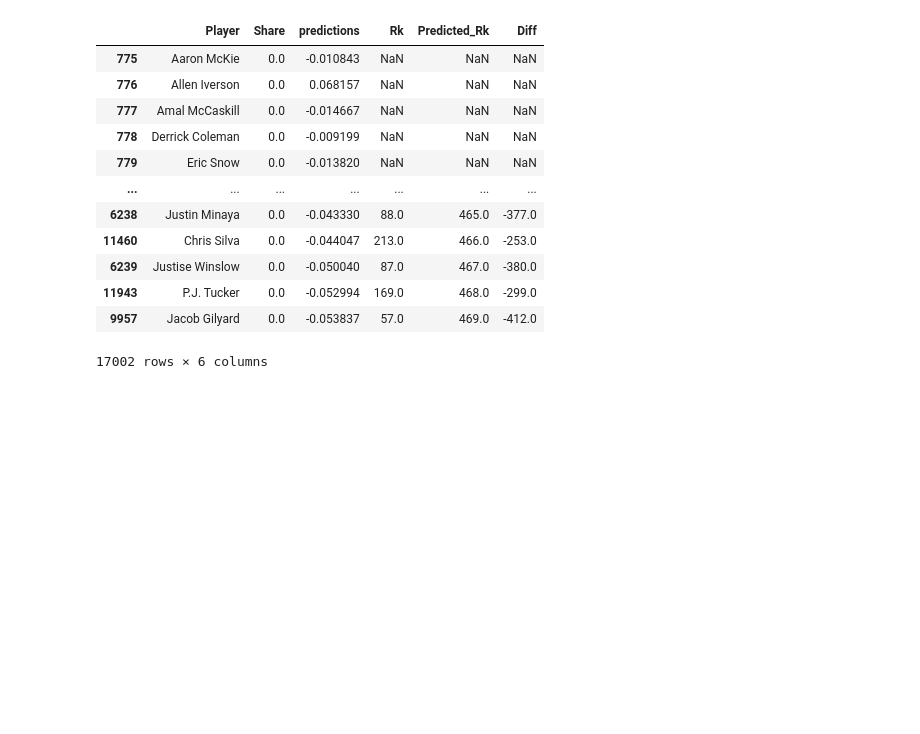
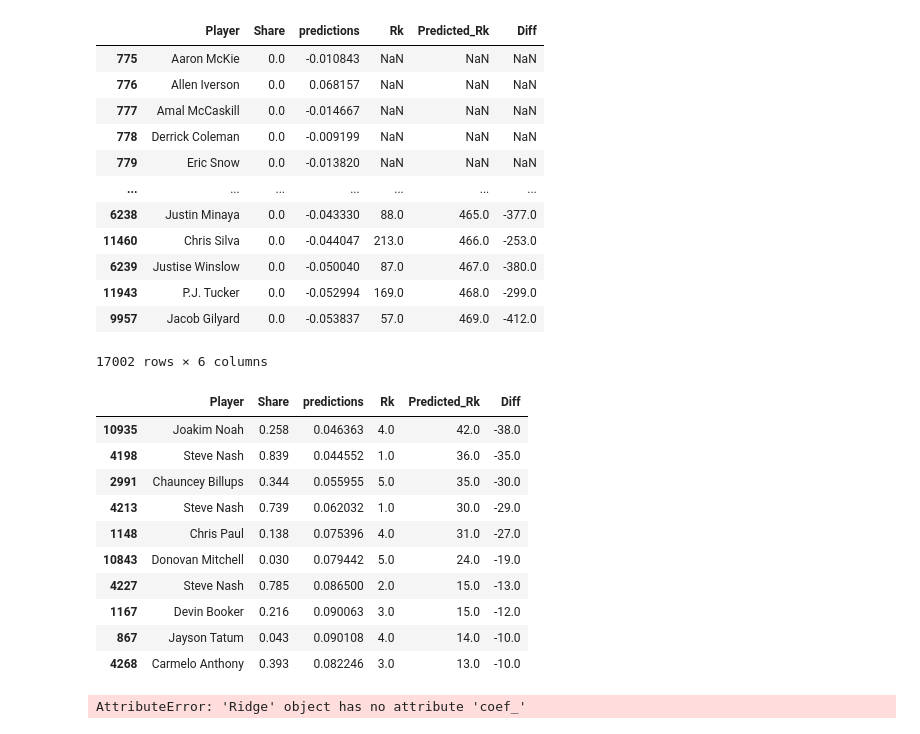
Before and after one commit to NtshuxieGitHub/nba_mvp_prediction_model, a Jupyter notebook: src/machine_learning/model_performance_diagnosis.ipynb, the cells around one changed output. Saved outputs shown, nothing was run; the diff lists cells and outputs as text; code cells hidden in the pictures; blank space fills up the shorter version.

```diff
--- a/src/machine_learning/testing.ipynb
+++ b/src/machine_learning/model_performance_diagnosis.ipynb
@@ -47,3 +54,28 @@ predictions
 | 11943 | P.J. Tucker | 0.0 | -0.052994 | 169.0 | 468.0 | -299.0 |
 | 9957 | Jacob Gilyard | 0.0 | -0.053837 | 57.0 | 469.0 | -412.0 |
 17002 rows × 6 columns
+# %%
+# Get the first 10 rows where Rk is less than or equal to 5
+predictions[predictions["Rk"] <= 5].sort_values("Diff").head(10)
+# %% [output]
+|  | Player | Share | predictions | Rk | Predicted_Rk | Diff |
+| 10935 | Joakim Noah | 0.258 | 0.046363 | 4.0 | 42.0 | -38.0 |
+| 4198 | Steve Nash | 0.839 | 0.044552 | 1.0 | 36.0 | -35.0 |
+| 2991 | Chauncey Billups | 0.344 | 0.055955 | 5.0 | 35.0 | -30.0 |
+| 4213 | Steve Nash | 0.739 | 0.062032 | 1.0 | 30.0 | -29.0 |
+| 1148 | Chris Paul | 0.138 | 0.075396 | 4.0 | 31.0 | -27.0 |
+| 10843 | Donovan Mitchell | 0.030 | 0.079442 | 5.0 | 24.0 | -19.0 |
+| 4227 | Steve Nash | 0.785 | 0.086500 | 2.0 | 15.0 | -13.0 |
+| 1167 | Devin Booker | 0.216 | 0.090063 | 3.0 | 15.0 | -12.0 |
+| 867 | Jayson Tatum | 0.043 | 0.090108 | 4.0 | 14.0 | -10.0 |
+| 4268 | Carmelo Anthony | 0.393 | 0.082246 | 3.0 | 13.0 | -10.0 |
+# %%
+# Import Ridge model from sklearn
+from sklearn.linear_model import Ridge
+
+# Initialize model with a regularization strength of 0.1
+reg = Ridge(alpha=0.1)
+
+reg.coef_
+# %% [output]
+AttributeError: 'Ridge' object has no attribute 'coef_'
```
Also changed, not shown: parts of 6 cells of this notebook, 1 other file.
